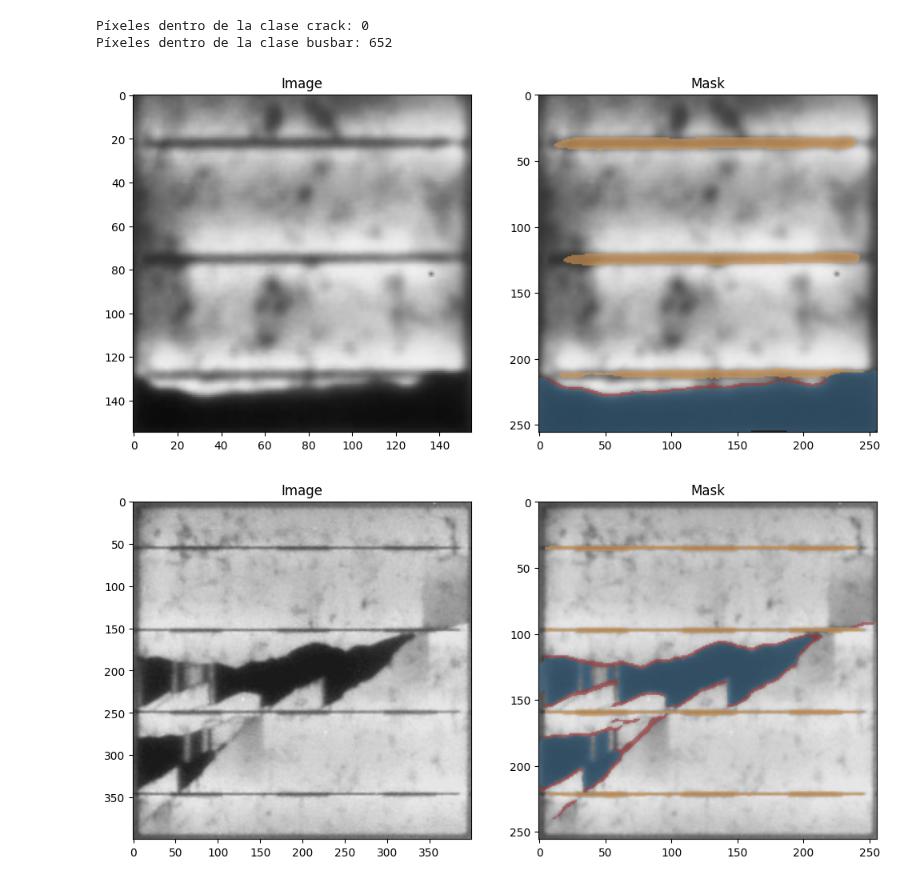
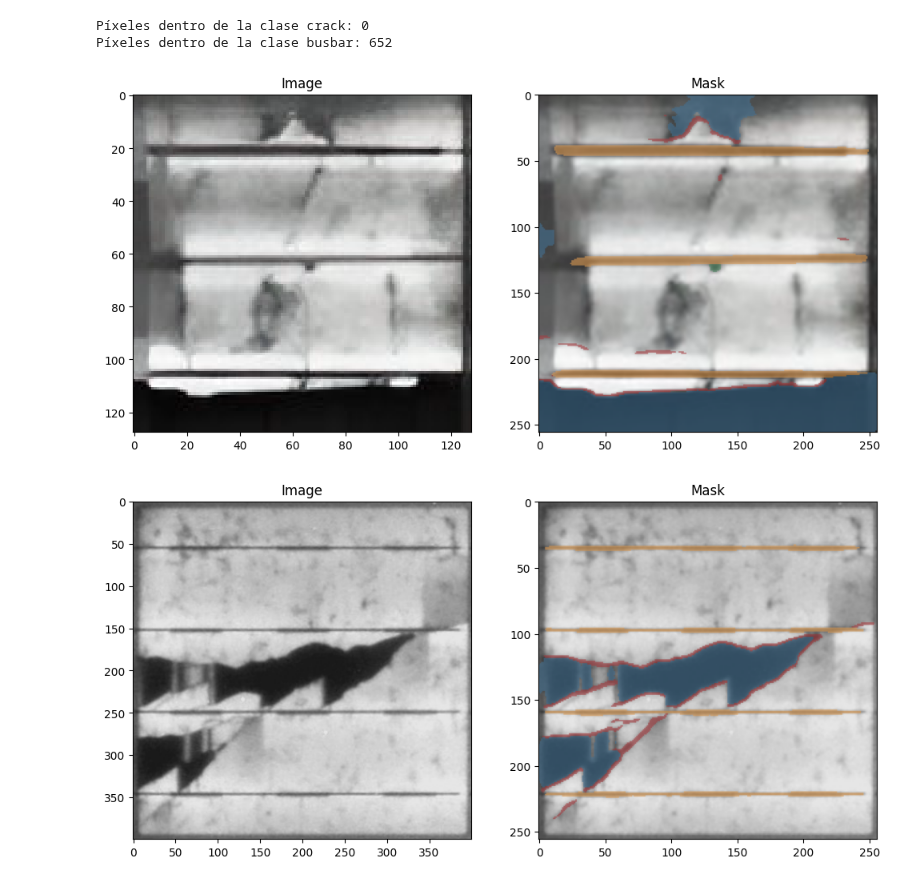
Before and after one commit to Franklingo13/PVDefectDetect, a Jupyter notebook: TestsPV-vision/test_modelhandler_prediction.ipynb, the cells around one changed output. Drawn from its saved outputs; the diff is of its cells as text; code cells hidden in the pictures.

```diff
--- a/TestsPV-vision/test_modelhandler_prediction.ipynb
+++ b/TestsPV-vision/test_modelhandler_prediction.ipynb
@@ -232,20 +229,20 @@ Píxeles dentro de la clase busbar: 652
 # %%
 import matplotlib.pyplot as plt
 
 # Se visualizan las imágenes y las máscaras correspondientes.
 plt.figure(figsize=(12, 6))
 
 plt.subplot(1, 2, 1)
-plt.imshow(images[11])
+plt.imshow(images[12])
 plt.title('Image')
 
 plt.subplot(1, 2, 2)
-plt.imshow(np.array(draw_mask(images[11], masks_each[11])))
+plt.imshow(np.array(draw_mask(images[12], masks_each[12])))
 plt.title('Mask')
 
 plt.show()
 # %% [output]
-[figure, old version]
+[figure, new version]
 # %%
 # Se visualizan las imágenes y las máscaras correspondientes.
 plt.figure(figsize=(12, 6))
```
Also changed, not shown: parts of 12 cells of this notebook.
